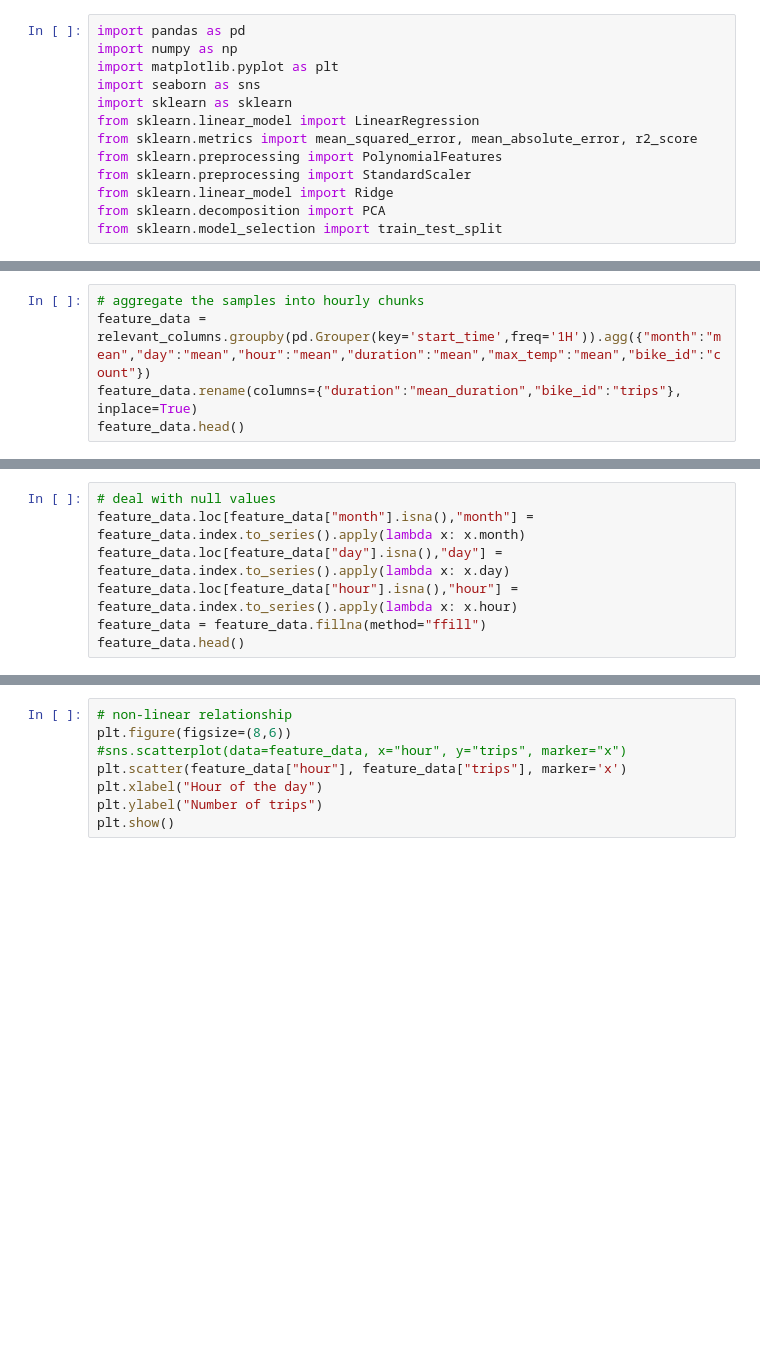
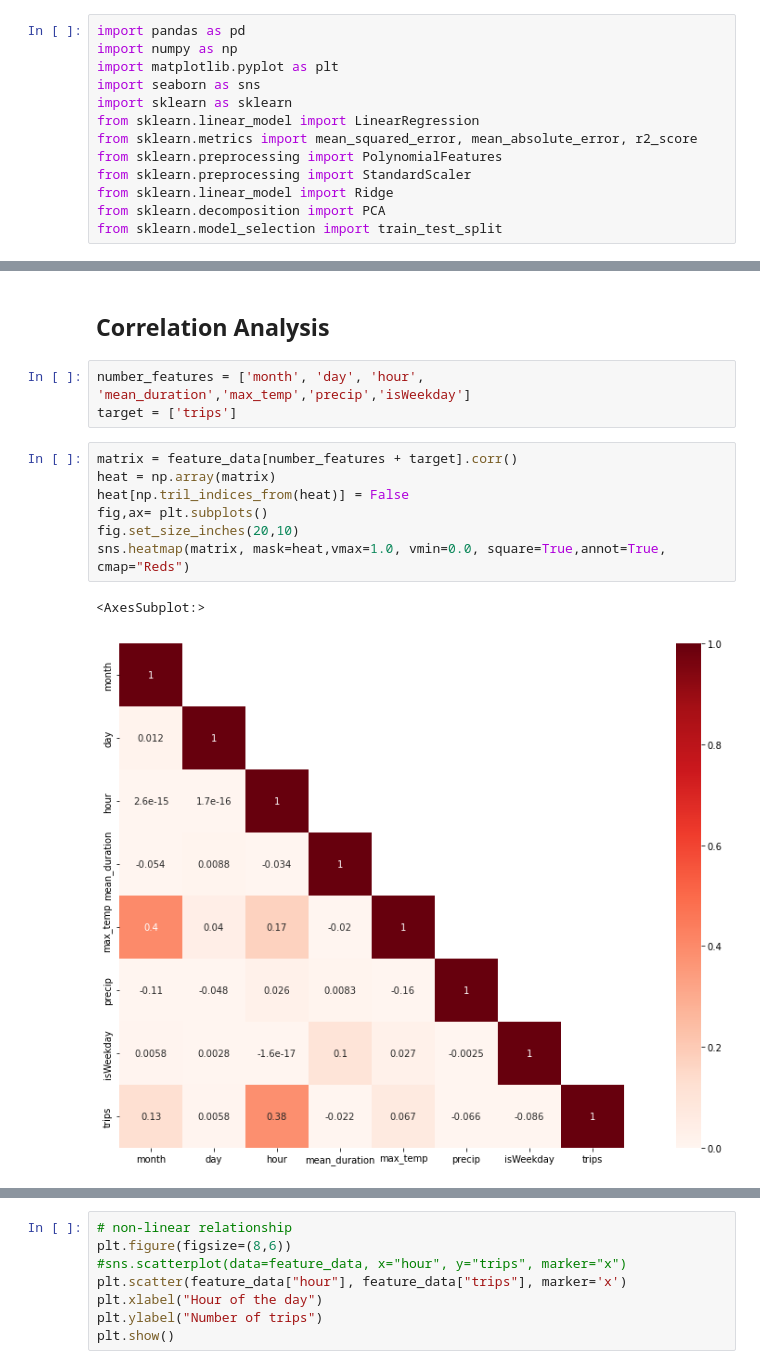
Before and after one commit to lzaruchas/grosse_maedchengruppe_AA2022, a Jupyter notebook: Steffis_Workspace/poly_regression_hour.ipynb, the cells around one changed output, grey strips where cells are left out. Drawn from its saved outputs; the diff is of its cells as text; blank space fills up the shorter version.

```diff
--- a/Steffis_Workspace/poly_regression_hour.ipynb
+++ b/Steffis_Workspace/poly_regression_hour.ipynb
@@ -29,5 +20,0 @@ relevant_columns.sort_values(by="start_time").head(3)
-# %%
-# aggregate the samples into hourly chunks
-feature_data = relevant_columns.groupby(pd.Grouper(key='start_time',freq='1H')).agg({"month":"mean","day":"mean","hour":"mean","duration":"mean","max_temp":"mean","bike_id":"count"})
-feature_data.rename(columns={"duration":"mean_duration","bike_id":"trips"}, inplace=True)
-feature_data.head()
@@ -42,7 +20,0 @@ feature_data.head()
-# %%
-# deal with null values
-feature_data.loc[feature_data["month"].isna(),"month"] = feature_data.index.to_series().apply(lambda x: x.month)
-feature_data.loc[feature_data["day"].isna(),"day"] = feature_data.index.to_series().apply(lambda x: x.day)
-feature_data.loc[feature_data["hour"].isna(),"hour"] = feature_data.index.to_series().apply(lambda x: x.hour)
-feature_data = feature_data.fillna(method="ffill")
-feature_data.head()
@@ -56,0 +30,15 @@ feature_data.head()
+# %% [markdown]
+## Correlation Analysis
+# %%
+number_features = ['month', 'day', 'hour', 'mean_duration','max_temp','precip','isWeekday']
+target = ['trips']
+# %%
+matrix = feature_data[number_features + target].corr()
+heat = np.array(matrix)
+heat[np.tril_indices_from(heat)] = False
+fig,ax= plt.subplots()
+fig.set_size_inches(20,10)
+sns.heatmap(matrix, mask=heat,vmax=1.0, vmin=0.0, square=True,annot=True, cmap="Reds")
+# %% [output]
+<AxesSubplot:>
+[figure, added]
```
Also changed, not shown: parts of 28 cells of this notebook.
